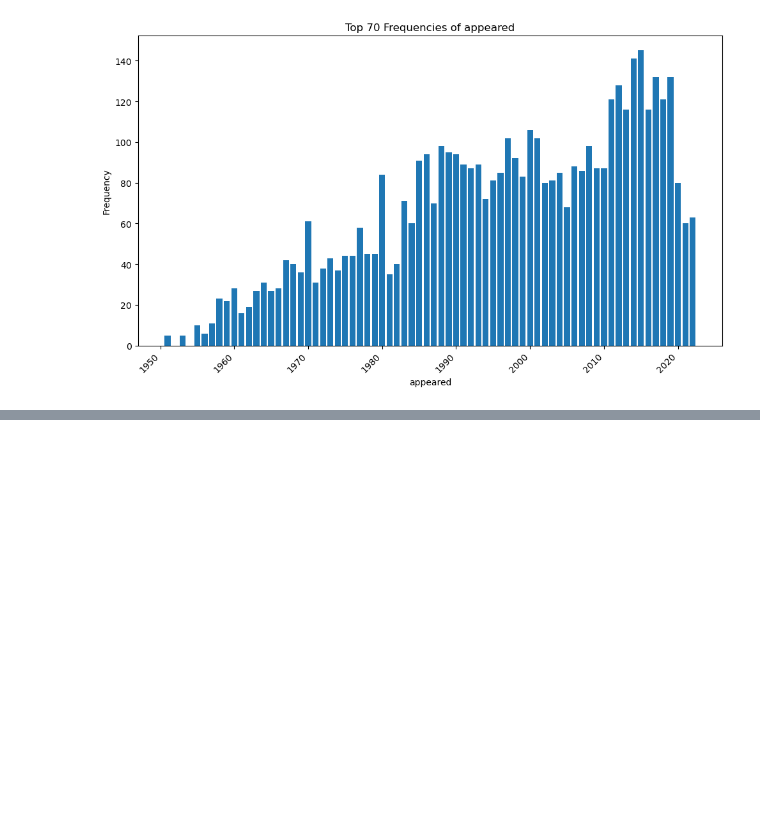
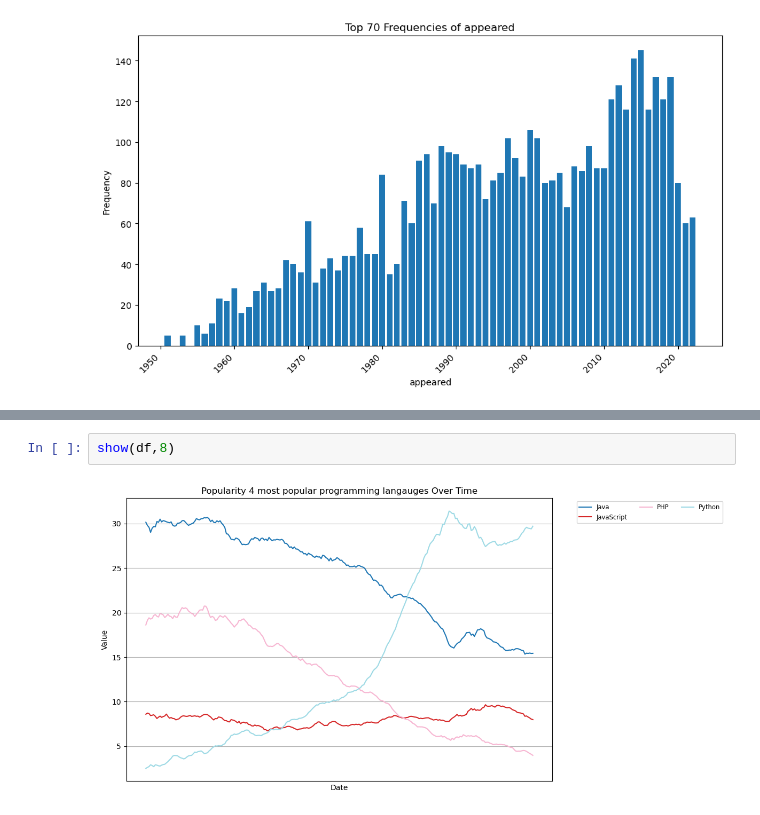
Before and after one commit to com-480-data-visualization/VHXplore, a Jupyter notebook: Milestones/milestone1/EDA.ipynb, the cells around one changed output, grey strips where cells are left out. Drawn from its saved outputs; the diff is of its cells as text; blank space fills up the shorter version.

```diff
--- a/Milestones/milestone1/EDA.ipynb
+++ b/Milestones/milestone1/EDA.ipynb
@@ -118,0 +209,4 @@ commit
+# %%
+show(df,8)
+# %% [output]
+[figure, added]
```
Also changed, not shown: parts of 18 cells of this notebook, 1 other file.
